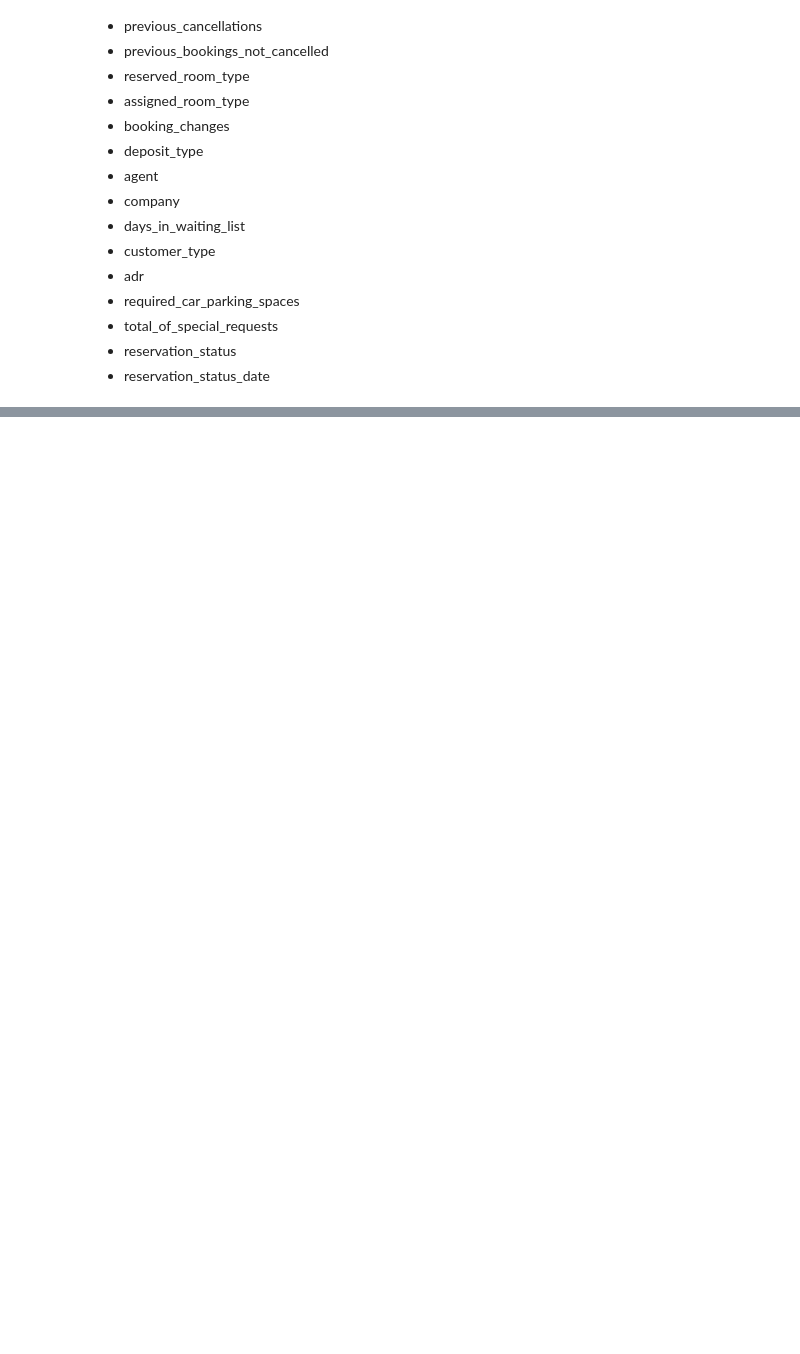
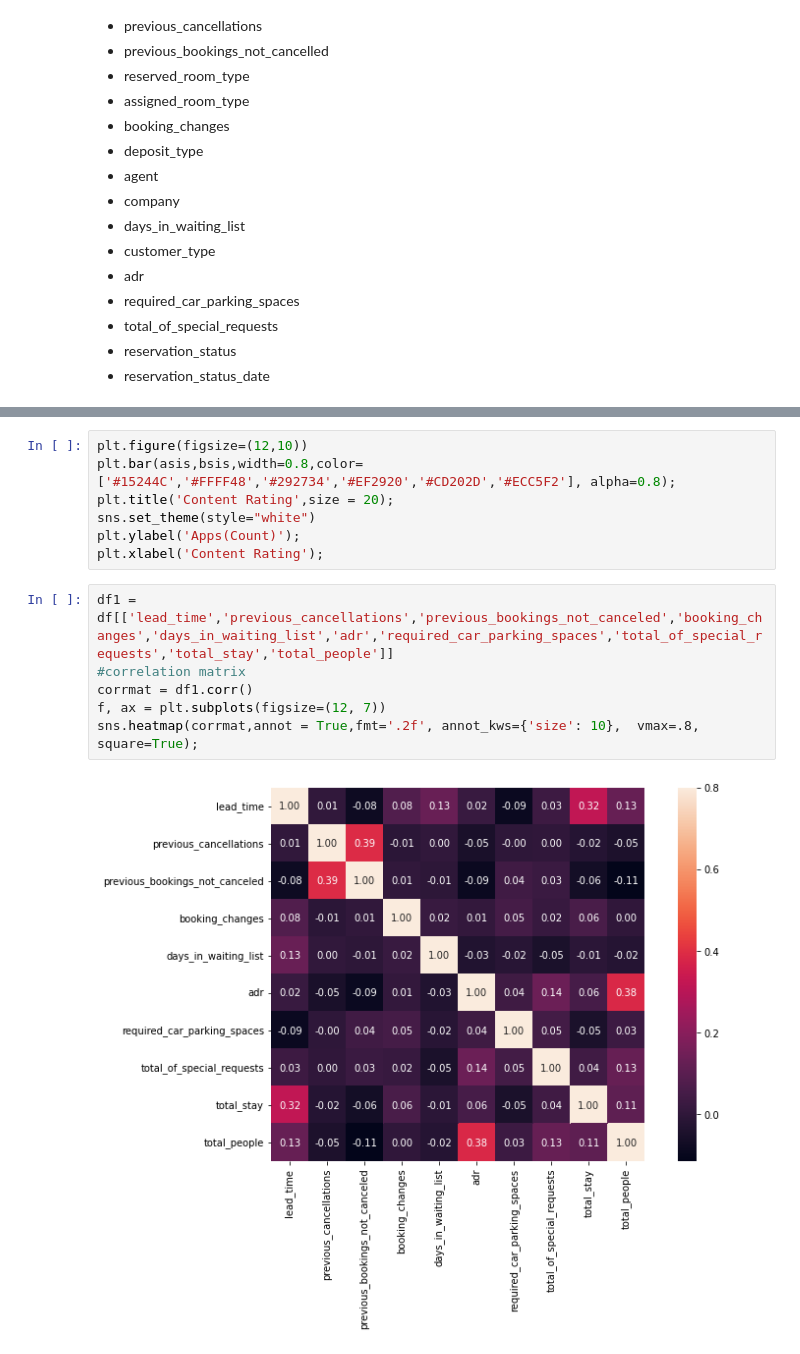
Before and after one commit to Meghanah97/Individual-project-hotel-booking-analysis, a Jupyter notebook: Hotel_Booking_Analysis_Capstone_Project.ipynb, the cells around one changed output, grey strips where cells are left out. Cells and saved outputs as stored; diff of their text form; blank space fills up the shorter version.

```diff
--- a/Hotel_Booking_Analysis_Capstone_Project.ipynb
+++ b/Hotel_Booking_Analysis_Capstone_Project.ipynb
@@ -350,0 +466,15 @@ array(['2015-07-01', '2015-07-02', '2015-07-03', '2015-05-06',
+# %%
+plt.figure(figsize=(12,10))
+plt.bar(asis,bsis,width=0.8,color=['#15244C','#FFFF48','#292734','#EF2920','#CD202D','#ECC5F2'], alpha=0.8);
+plt.title('Content Rating',size = 20);
+sns.set_theme(style="white")
+plt.ylabel('Apps(Count)');
+plt.xlabel('Content Rating');
+# %%
+df1 = df[['lead_time','previous_cancellations','previous_bookings_not_canceled','booking_changes','days_in_waiting_list','adr','required_car_parking_spaces','total_of_special_requests','total_stay','total_people']]
+#correlation matrix
+corrmat = df1.corr()
+f, ax = plt.subplots(figsize=(12, 7))
+sns.heatmap(corrmat,annot = True,fmt='.2f', annot_kws={'size': 10},  vmax=.8, square=True);
+# %% [output]
+[figure, added]
```
Also changed, not shown: parts of 34 cells of this notebook.
